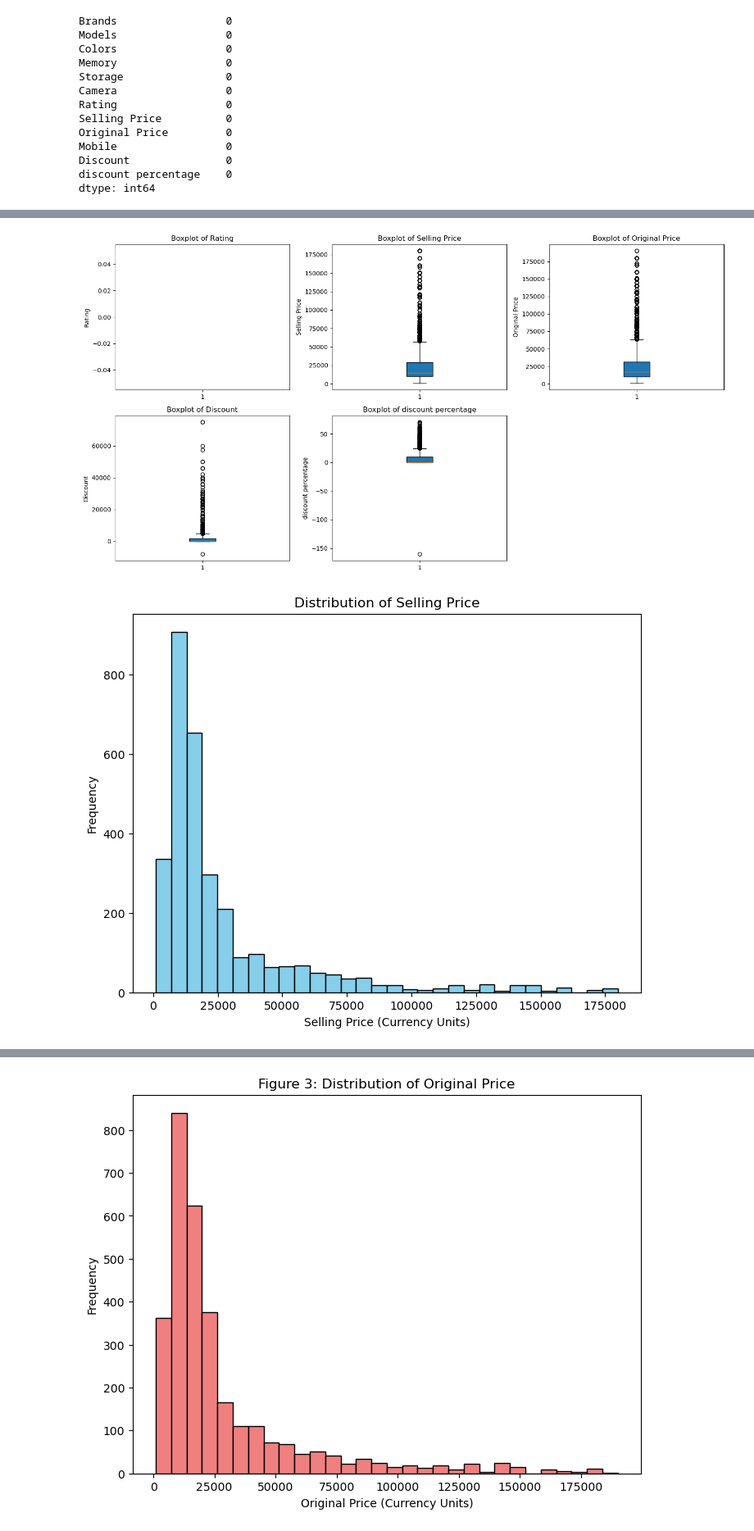
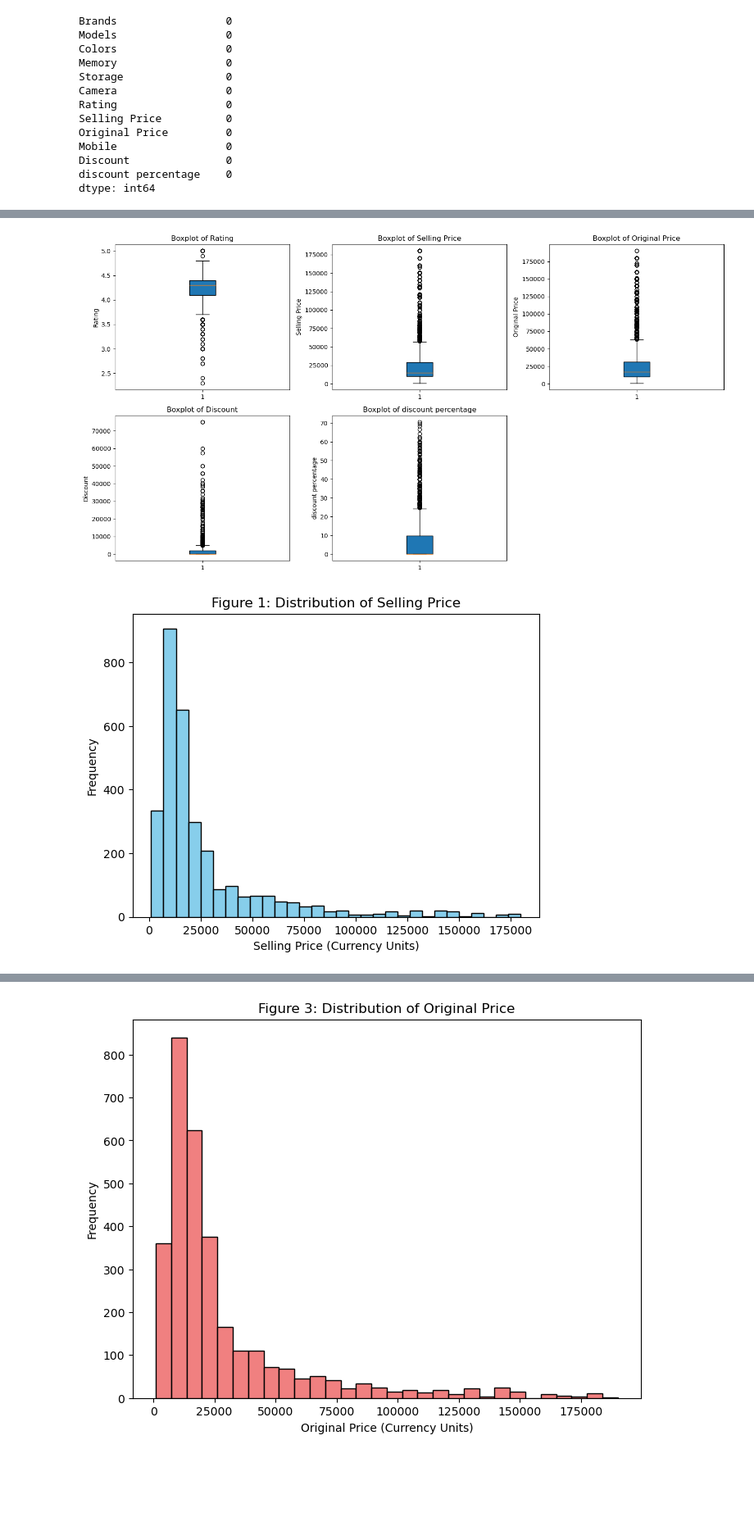
Before and after one commit to niravkheni/Predicting-Mobile-Phone-Selling-Prices, a Jupyter notebook: Predicting Mobile Phone Selling Prices.ipynb, the cells around one changed output, grey strips where cells are left out. Shown: that part at 82% size. Saved outputs shown, nothing was run; the diff lists cells and outputs as text; code cells hidden in the pictures; blank space fills up the shorter version.

```diff
--- a/Predicting Mobile Phone Selling Prices.ipynb
+++ b/Predicting Mobile Phone Selling Prices.ipynb
@@ -307,27 +307,27 @@ Number of outliers: 202
 plt.figure(figsize=(15, 8))
 for i, col in enumerate(numerical_columns, 1):
     plt.subplot(2, 3, i)
-    plt.boxplot(sales_data[col], vert=True, patch_artist=True)
+    plt.boxplot(sales[col], vert=True, patch_artist=True)
     plt.title(f'Boxplot of {col}')
     plt.ylabel(col)
 plt.tight_layout()
 plt.show()
 # %% [output]
-[figure, old version]
+[figure, new version]
 # %%
 # Task-4 Data Exploration & Visualisation
 
 # One variable plots
 
 # 1. Histogram of selling Price
 # This graph shows how frequently different selling prices occur. Most smartphones appear to be sold at lower prices (under $25,000), indicating a right-skewed distribution with fewer high-priced phones above $50,000. The drop-off at higher price ranges suggests premium-priced smartphones are relatively rare compared to more budget-friendly models.plt.figure(figsize=(8, 6))
 plt.hist(sales['Selling Price'], bins=30, color='skyblue', edgecolor='black')
-plt.title('Distribution of Selling Price')
+plt.title('Figure 1: Distribution of Selling Price')
 plt.xlabel('Selling Price (Currency Units)')
 plt.ylabel('Frequency')
 plt.show()
 # %% [output]
-[figure, old version]
+[figure, new version]
 # %%
 # 2. Box plot of rating
 # This boxplot reveals that most smartphones in the dataset are rated highly, with a median around 4.3 on a 5-point scale. The tight box indicates low variability, suggesting that the majority of ratings cluster close to this high value. Few or no outliers are visible, which implies consistently positive customer feedback across the dataset.
```
Also changed, not shown: parts of 9 cells of this notebook.
